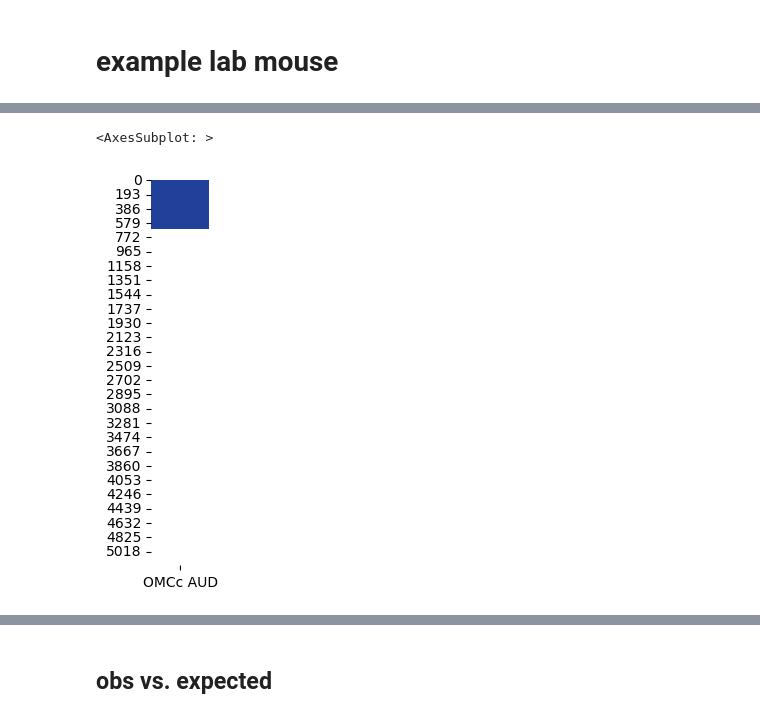
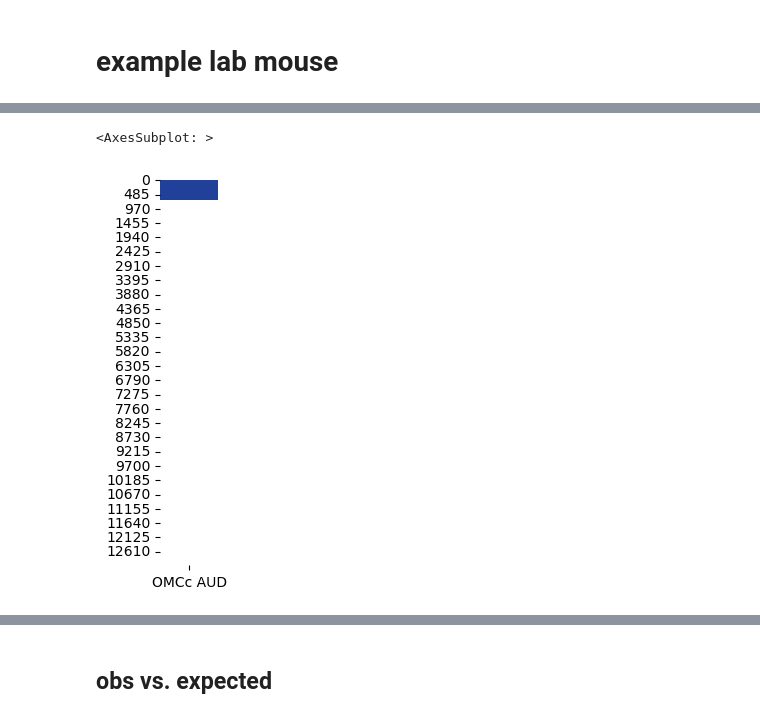
Before and after one commit to eisko/MAPseq_analysis, a Jupyter notebook: M194_M220_fig3_sc.ipynb, the cells around one changed output, grey strips where cells are left out. Cells and saved outputs as stored; diff of their text form; code cells hidden in the pictures.

```diff
--- a/M194_M220_fig3_sc.ipynb
+++ b/M194_M220_fig3_sc.ipynb
@@ -179,12 +179,12 @@ sns.heatmap(plot, cmap=blue_cmp, cbar=False)
 # %%
 # plot omcc/aud intersect
 fig = plt.subplots(figsize=(0.75,5))
-sample = omc_it_mm[3]
+sample = omc_it_mm[1]
 aud_omc = sample['OMCc'] + sample['AUD']
 both = aud_omc == 2
 plot = pd.DataFrame(both, columns=['OMCc AUD'])
 sns.heatmap(plot, cmap=blue_cmp, cbar=False)
 # plt.gca().get_yaxis().set_visible(False)
 # %% [output]
 <AxesSubplot: >
-[figure, old version]
+[figure, new version]
```
Also changed, not shown: parts of 15 cells of this notebook, 1 other file.
